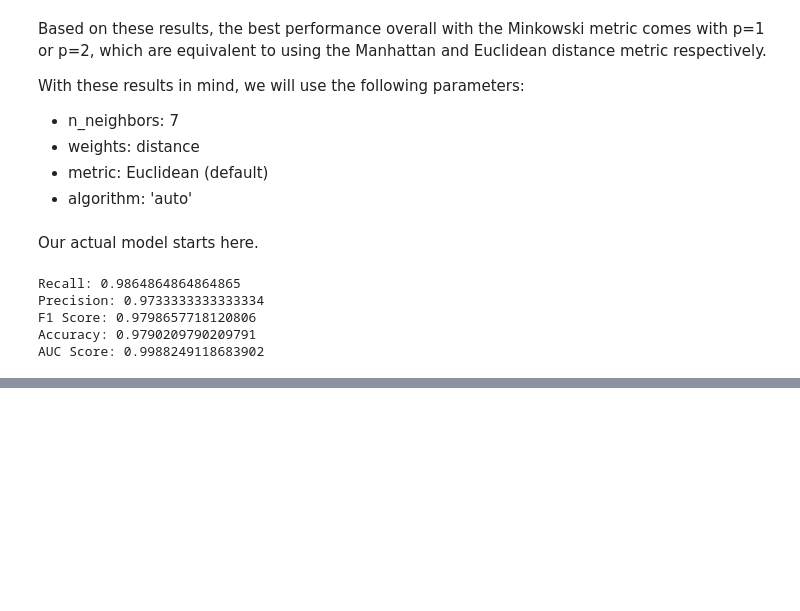
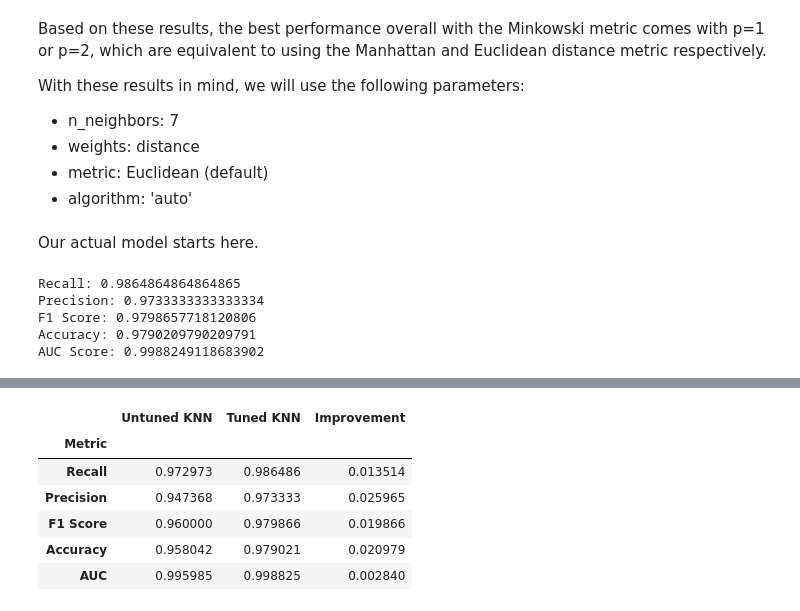
Before and after one commit to m-liv/bc-project, a Jupyter notebook: knn.ipynb, the cells around one changed output, grey strips where cells are left out. Cells and saved outputs as stored; diff of their text form; code cells hidden in the pictures; blank space fills up the shorter version.

```diff
--- a/knn.ipynb
+++ b/knn.ipynb
@@ -567,0 +597,22 @@ plt.show()
+# %%
+# Dataframe for metrics
+metrics_df = pd.DataFrame({
+    'Metric': ['Recall', 'Precision', 'F1 Score', 'Accuracy', 'AUC'],
+    'Untuned KNN': [recall_score(y_test, y_pred_untuned), precision_score(y_test, y_pred_untuned), f1_score(y_test, y_pred_untuned), accuracy_score(y_test, y_pred_untuned), auc_score_untuned],
+    'Tuned KNN': [recall_score(y_test, y_pred), precision_score(y_test, y_pred), f1_score(y_test, y_pred), accuracy_score(y_test, y_pred), auc_score],
+    'Improvement': [recall_score(y_test, y_pred) - recall_score(y_test, y_pred_untuned),
+                    precision_score(y_test, y_pred) - precision_score(y_test, y_pred_untuned),
+                    f1_score(y_test, y_pred) - f1_score(y_test, y_pred_untuned),
+                    accuracy_score(y_test, y_pred) - accuracy_score(y_test, y_pred_untuned),
+                    auc_score - auc_score_untuned]
+})
+metrics_df.set_index('Metric', inplace=True)
+metrics_df
+# %% [output]
+|  | Untuned KNN | Tuned KNN | Improvement |
+| Metric |  |  |  |
+| Recall | 0.972973 | 0.986486 | 0.013514 |
+| Precision | 0.947368 | 0.973333 | 0.025965 |
+| F1 Score | 0.960000 | 0.979866 | 0.019866 |
+| Accuracy | 0.958042 | 0.979021 | 0.020979 |
+| AUC | 0.995985 | 0.998825 | 0.002840 |
```
Also changed, not shown: parts of 2 cells of this notebook.
